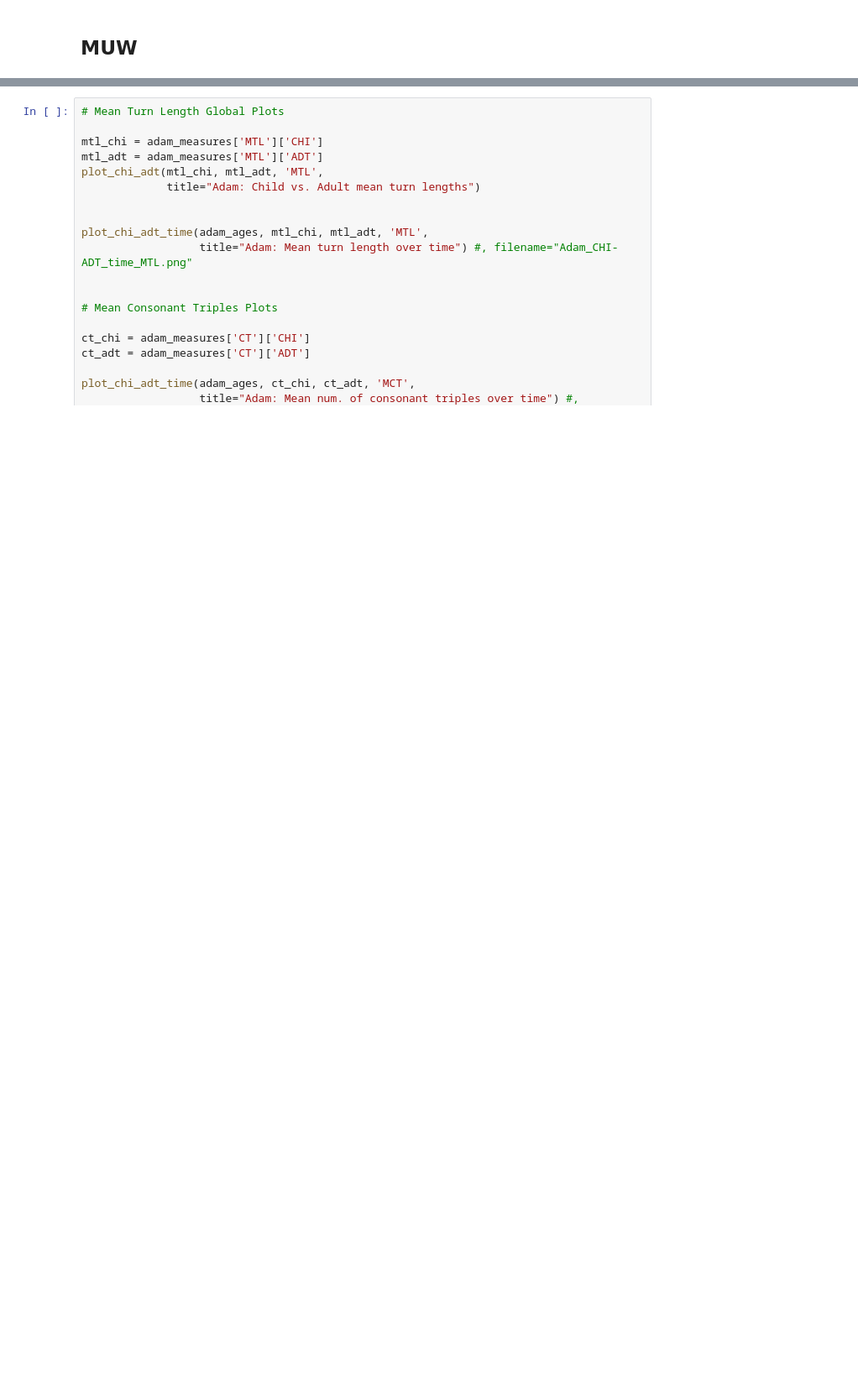
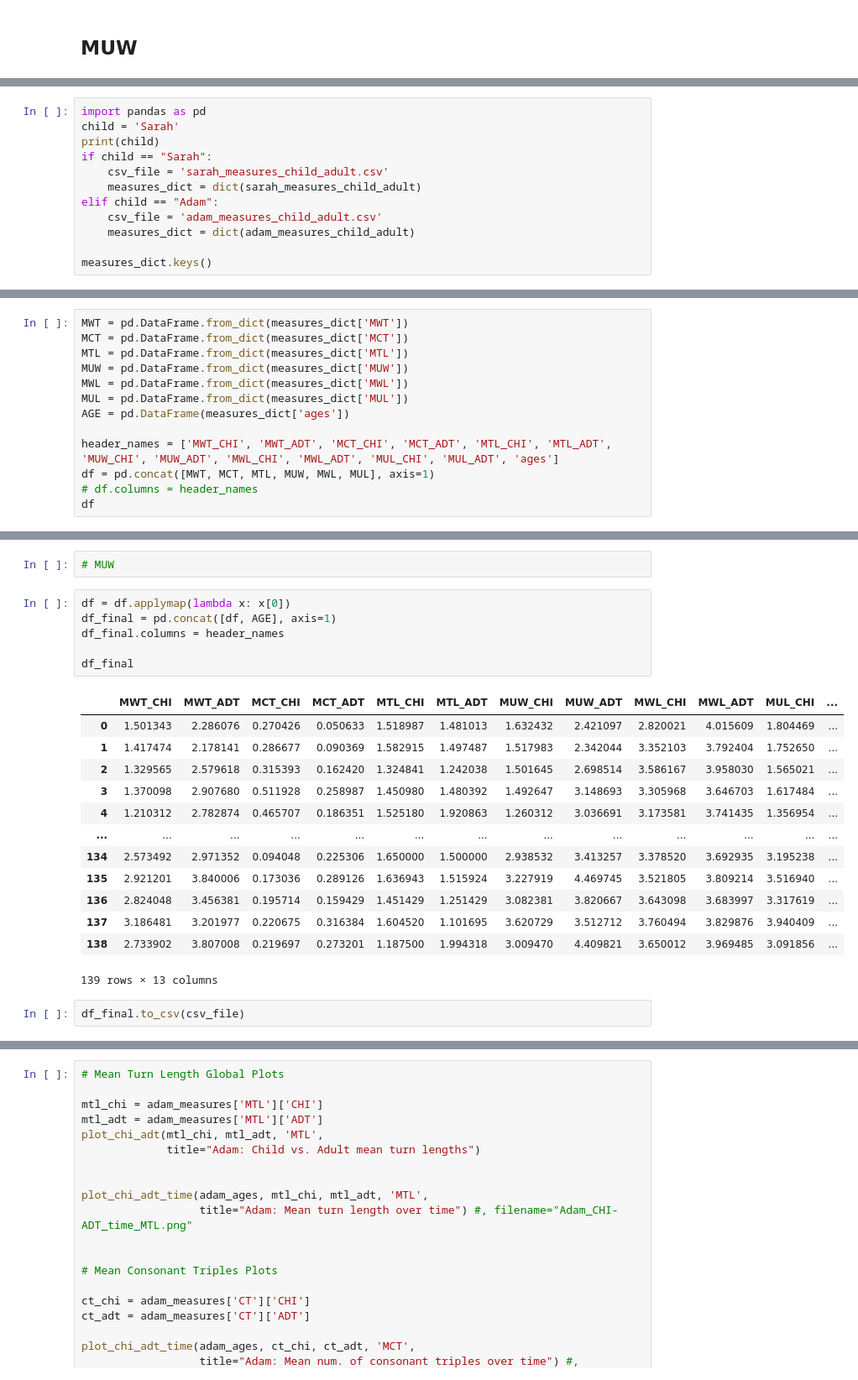
Before and after one commit to mdhk/CDM-project, a Jupyter notebook: main_additional_measures.ipynb, the cells around one changed output, grey strips where cells are left out. Shown at 84% size. Cells and saved outputs as stored; diff of their text form; blank space fills up the shorter version.

```diff
--- a/main_additional_measures.ipynb
+++ b/main_additional_measures.ipynb
@@ -1507,0 +1830,12 @@ MUW pearson: (-0.09432500546882813, 0.2130493532589616)
+# %%
+import pandas as pd
+child = 'Sarah'
+print(child)
+if child == "Sarah":
+    csv_file = 'sarah_measures_child_adult.csv'
+    measures_dict = dict(sarah_measures_child_adult)
+elif child == "Adam":
+    csv_file = 'adam_measures_child_adult.csv'
+    measures_dict = dict(adam_measures_child_adult)
+
+measures_dict.keys()
@@ -1507,0 +1865,13 @@ MUW pearson: (-0.09432500546882813, 0.2130493532589616)
+# %%
+MWT = pd.DataFrame.from_dict(measures_dict['MWT'])
+MCT = pd.DataFrame.from_dict(measures_dict['MCT'])
+MTL = pd.DataFrame.from_dict(measures_dict['MTL'])
+MUW = pd.DataFrame.from_dict(measures_dict['MUW'])
+MWL = pd.DataFrame.from_dict(measures_dict['MWL'])
+MUL = pd.DataFrame.from_dict(measures_dict['MUL'])
+AGE = pd.DataFrame(measures_dict['ages'])
+
+header_names = ['MWT_CHI', 'MWT_ADT', 'MCT_CHI', 'MCT_ADT', 'MTL_CHI', 'MTL_ADT', 'MUW_CHI', 'MUW_ADT', 'MWL_CHI', 'MWL_ADT', 'MUL_CHI', 'MUL_ADT', 'ages']
+df = pd.concat([MWT, MCT, MTL, MUW, MWL, MUL], axis=1)
+# df.columns = header_names
+df
@@ -1508,2 +1892,26 @@ MUW pearson: (-0.09432500546882813, 0.2130493532589616)
+# %%
+# MUW
+# %%
+df = df.applymap(lambda x: x[0])
+df_final = pd.concat([df, AGE], axis=1)
+df_final.columns = header_names
+
+df_final
+# %% [output]
+|  | MWT_CHI | MWT_ADT | MCT_CHI | MCT_ADT | MTL_CHI | MTL_ADT | MUW_CHI | MUW_ADT | MWL_CHI | MWL_ADT | MUL_CHI | ... |
+| 0 | 1.501343 | 2.286076 | 0.270426 | 0.050633 | 1.518987 | 1.481013 | 1.632432 | 2.421097 | 2.820021 | 4.015609 | 1.804469 | ... |
+| 1 | 1.417474 | 2.178141 | 0.286677 | 0.090369 | 1.582915 | 1.497487 | 1.517983 | 2.342044 | 3.352103 | 3.792404 | 1.752650 | ... |
+| 2 | 1.329565 | 2.579618 | 0.315393 | 0.162420 | 1.324841 | 1.242038 | 1.501645 | 2.698514 | 3.586167 | 3.958030 | 1.565021 | ... |
+| 3 | 1.370098 | 2.907680 | 0.511928 | 0.258987 | 1.450980 | 1.480392 | 1.492647 | 3.148693 | 3.305968 | 3.646703 | 1.617484 | ... |
+| 4 | 1.210312 | 2.782874 | 0.465707 | 0.186351 | 1.525180 | 1.920863 | 1.260312 | 3.036691 | 3.173581 | 3.741435 | 1.356954 | ... |
+| ... | ... | ... | ... | ... | ... | ... | ... | ... | ... | ... | ... | ... |
+| 134 | 2.573492 | 2.971352 | 0.094048 | 0.225306 | 1.650000 | 1.500000 | 2.938532 | 3.413257 | 3.378520 | 3.692935 | 3.195238 | ... |
+| 135 | 2.921201 | 3.840006 | 0.173036 | 0.289126 | 1.636943 | 1.515924 | 3.227919 | 4.469745 | 3.521805 | 3.809214 | 3.516940 | ... |
+| 136 | 2.824048 | 3.456381 | 0.195714 | 0.159429 | 1.451429 | 1.251429 | 3.082381 | 3.820667 | 3.643098 | 3.683997 | 3.317619 | ... |
+| 137 | 3.186481 | 3.201977 | 0.220675 | 0.316384 | 1.604520 | 1.101695 | 3.620729 | 3.512712 | 3.760494 | 3.829876 | 3.940409 | ... |
+| 138 | 2.733902 | 3.807008 | 0.219697 | 0.273201 | 1.187500 | 1.994318 | 3.009470 | 4.409821 | 3.650012 | 3.969485 | 3.091856 | ... |
+139 rows × 13 columns
+# %%
+df_final.to_csv(csv_file)
 # %% [markdown]
 ----
```
Also changed, not shown: parts of 48 cells of this notebook.
